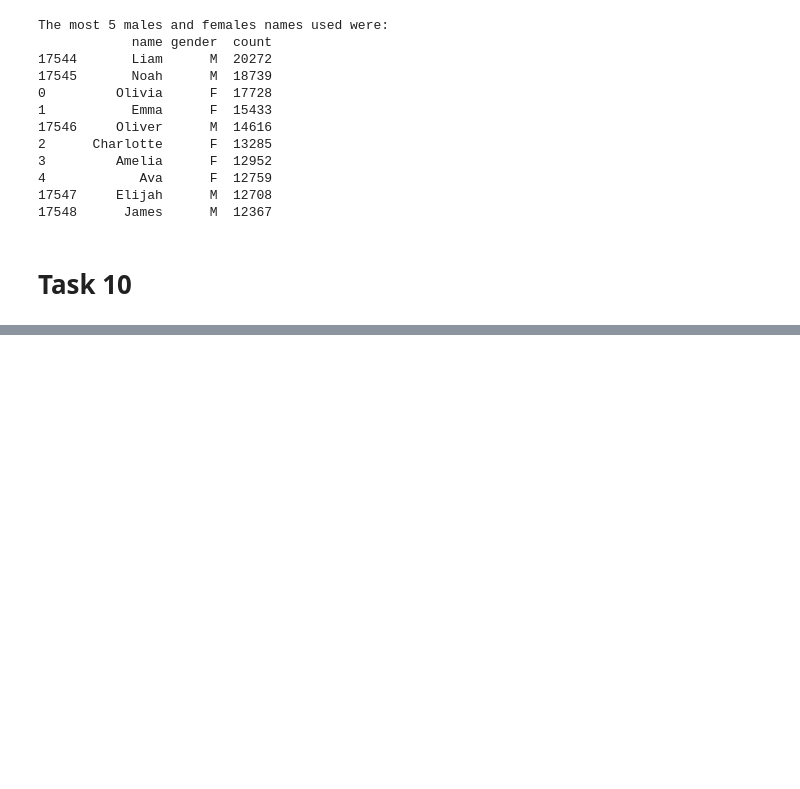
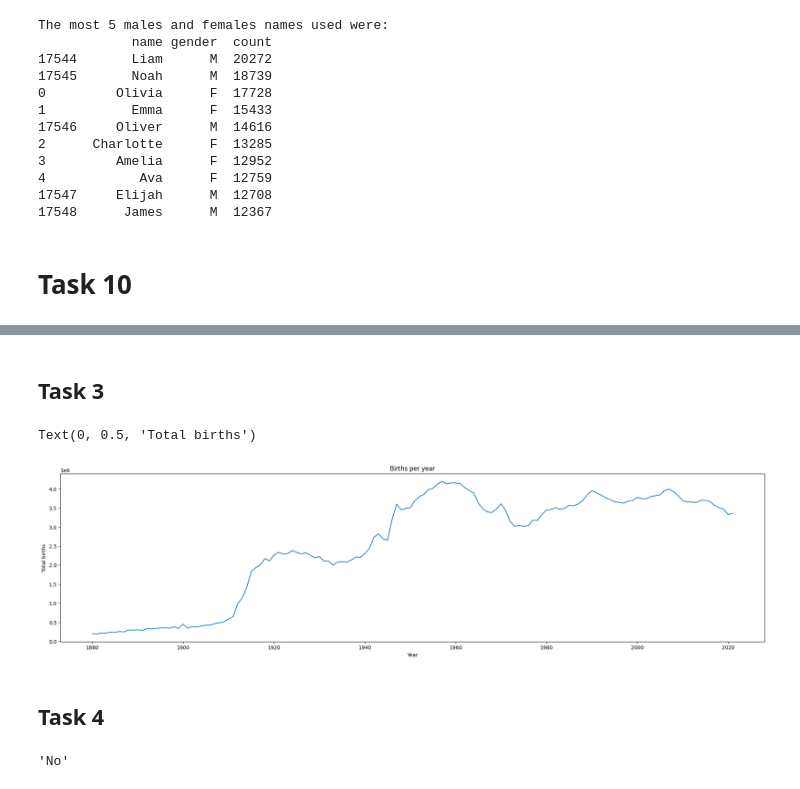
Before and after one commit to SMatti2/SE_25_DataScience, a Jupyter notebook: google_classroom/analyzing_baby_names/solution.ipynb, the cells around one changed output, grey strips where cells are left out. Saved outputs shown, nothing was run; the diff lists cells and outputs as text; code cells hidden in the pictures; blank space fills up the shorter version.

Commit message:
finished Analyzing baby names pt 2

```diff
--- a/google_classroom/analyzing_baby_names/solution.ipynb
+++ b/google_classroom/analyzing_baby_names/solution.ipynb
@@ -105,0 +132,19 @@ top10_females_and_males_names.to_excel('top10_females_and_males_names.xlsx', ind
+# %%
+import os
+
+directory = os.getcwd() + '/names'
+all_names = pd.DataFrame()
+
+for f in os.listdir(directory):
+    if f.endswith('.txt'):
+
+        file_path = os.path.join(directory, f)
+        df = pd.read_csv(file_path, header=None, names=['name', 'gender', 'count'])
+        year = f[3:7]
+        df['year'] = year
+
+        all_names = pd.concat([all_names, df])
+
+print(all_names.head(10))
+print(all_names['year'].unique())
+print(all_names.tail(10))
@@ -105,0 +169,24 @@ top10_females_and_males_names.to_excel('top10_females_and_males_names.xlsx', ind
+# %% [markdown]
+## Task 3
+# %%
+from datetime import datetime
+
+import matplotlib.pyplot as plt
+
+births_per_year = all_names.groupby('year')['count'].sum()
+
+
+plt.figure(figsize=(25, 6))
+births_per_year.plot(figsize=(25, 6))
+plt.title('Births per year')
+plt.xlabel('Year')
+plt.ylabel('Total births')
+# %% [output]
+Text(0, 0.5, 'Total births')
+[figure, added]
+# %% [markdown]
+## Task 4
+# %%
+'Yes' if 'Mattia' in all_names['name'] else 'No'
+# %% [output]
+'No'
```
Also changed, not shown: parts of 10 cells of this notebook.
